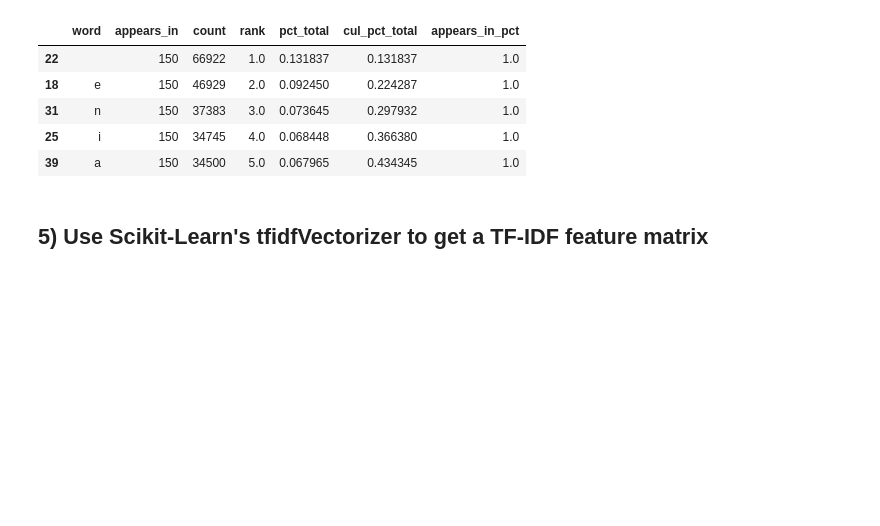
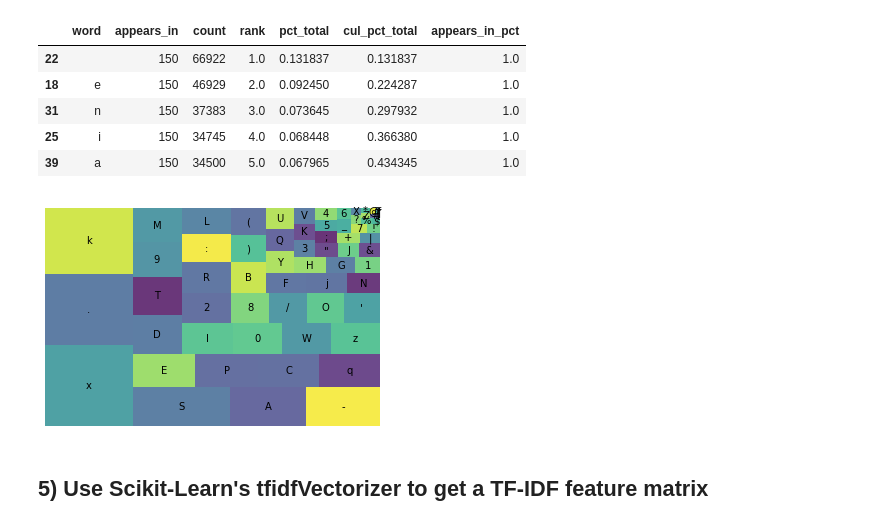
Before and after one commit to RAV10K1/DS-Unit-4-Sprint-1-NLP, a Jupyter notebook: module2-vector-representations/LS_DS_412_Vector_Representations_Assignment.ipynb, the cells around one changed output. Cells and saved outputs as stored; diff of their text form; code cells hidden in the pictures; blank space fills up the shorter version.

```diff
--- a/module2-vector-representations/LS_DS_412_Vector_Representations_Assignment.ipynb
+++ b/module2-vector-representations/LS_DS_412_Vector_Representations_Assignment.ipynb
@@ -229,7 +229,7 @@ def count(docs):
 
         return wc.sort_values(by='rank')
 # %%
-word_count = count(data)
+word_count = count(df_ds['desc'])
 word_count.head()
 # %% [output]
 |  | word | appears_in | count | rank | pct_total | cul_pct_total | appears_in_pct |
@@ -238,5 +238,16 @@ word_count.head()
 | 31 | n | 150 | 37383 | 3.0 | 0.073645 | 0.297932 | 1.0 |
 | 25 | i | 150 | 34745 | 4.0 | 0.068448 | 0.366380 | 1.0 |
 | 39 | a | 150 | 34500 | 5.0 | 0.067965 | 0.434345 | 1.0 |
+# %%
+import squarify
+import matplotlib.pyplot as plt
+
+wc_top25 = word_count[word_count['rank'] >= 25]
+
+squarify.plot(sizes=wc_top25['pct_total'], label=wc_top25['word'], alpha=.8 )
+plt.axis('off')
+plt.show()
+# %% [output]
+[figure, added]
 # %% [markdown]
 ## 5) Use Scikit-Learn's tfidfVectorizer to get a TF-IDF feature matrix
```
Also changed, not shown: parts of 3 cells of this notebook.
